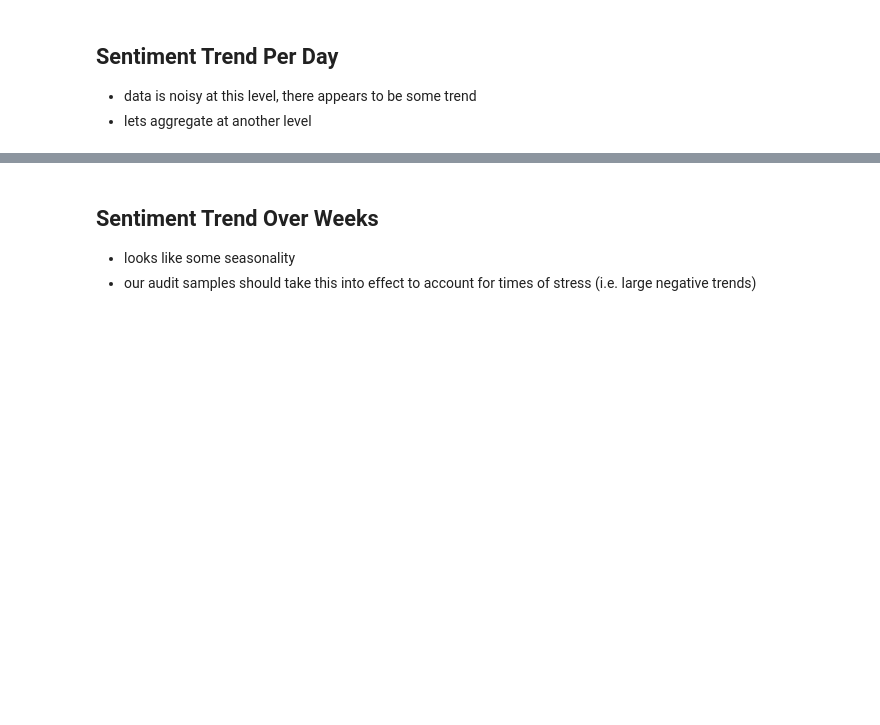
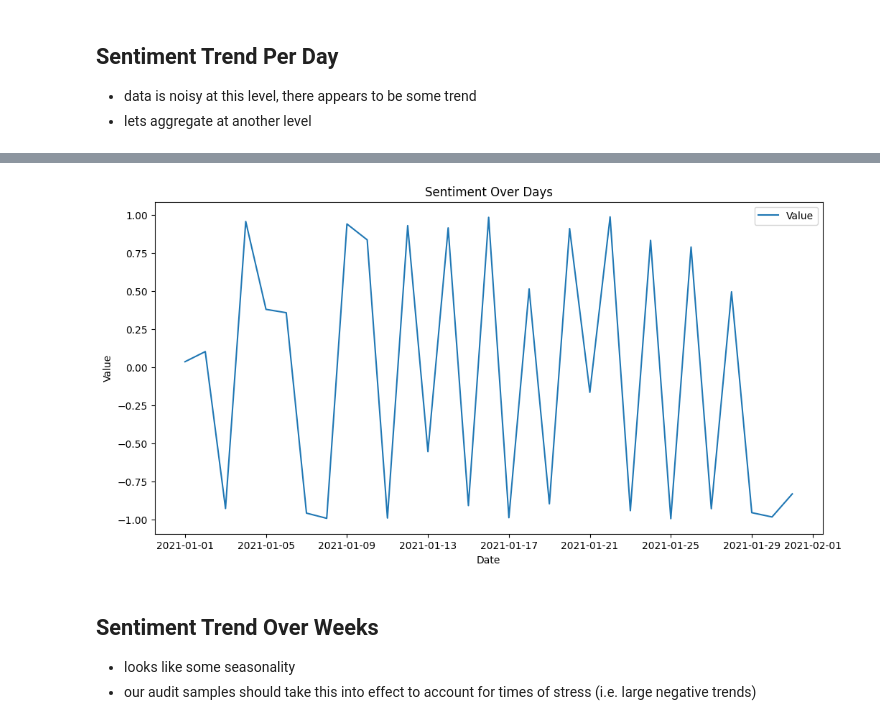
Before and after one commit to deltahedge1/audit-sentiment-demo, a Jupyter notebook: Qantas Example.ipynb, the cells around one changed output, grey strips where cells are left out. Drawn from its saved outputs; the diff is of its cells as text; code cells hidden in the pictures; blank space fills up the shorter version.

Commit message:
changed to matplotlib charts

```diff
--- a/Qantas Example.ipynb
+++ b/Qantas Example.ipynb
@@ -123,18 +123,21 @@ df_ex_text = df.drop("text", axis=1)
 # %%
 # Group data by day and calculate the mean of values
 grouped_daily = df_ex_text.resample('D').mean()
+
 # Create the figure
-fig = go.Figure()
+fig, ax = plt.subplots(figsize=(12, 6))
 
-# Add the time series line trace
-fig.add_trace(go.Scatter(x=grouped_daily.index, y=grouped_daily["sentiment_positive"]-grouped_daily["sentiment_negative"] , mode='lines', name='Value'))
-# fig.add_trace(go.Scatter(x=df.index, y=df["sentiment_negative"], mode='lines', name='Value'))
+# Add the time series line plot
+ax.plot(grouped_daily.index, grouped_daily["sentiment_positive"] - grouped_daily["sentiment_negative"], label='Value')
 
-# Update the layout
-fig.update_layout(title='Sentiment Over Days',
-                  xaxis_title='Date',
-                  yaxis_title='Value')
+# Set the title and axis labels
+ax.set_title('Sentiment Over Days')
+ax.set_xlabel('Date')
+ax.set_ylabel('Value')
+
+# Display the legend
+ax.legend()
 
 # Show the chart
-fig.show()
+plt.show()
 # %% [output]
@@ -143,3 +144,4 @@ fig.show()
+[figure, added]
 # %% [markdown]
 ## Sentiment Trend Over Weeks
 
```
Also changed, not shown: parts of 4 cells of this notebook.
